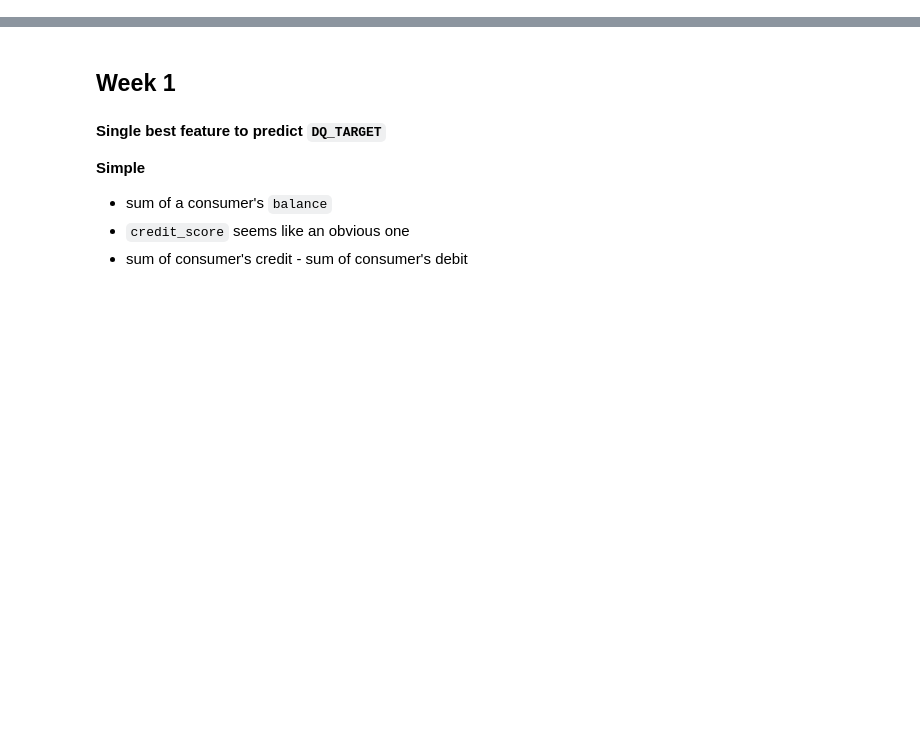
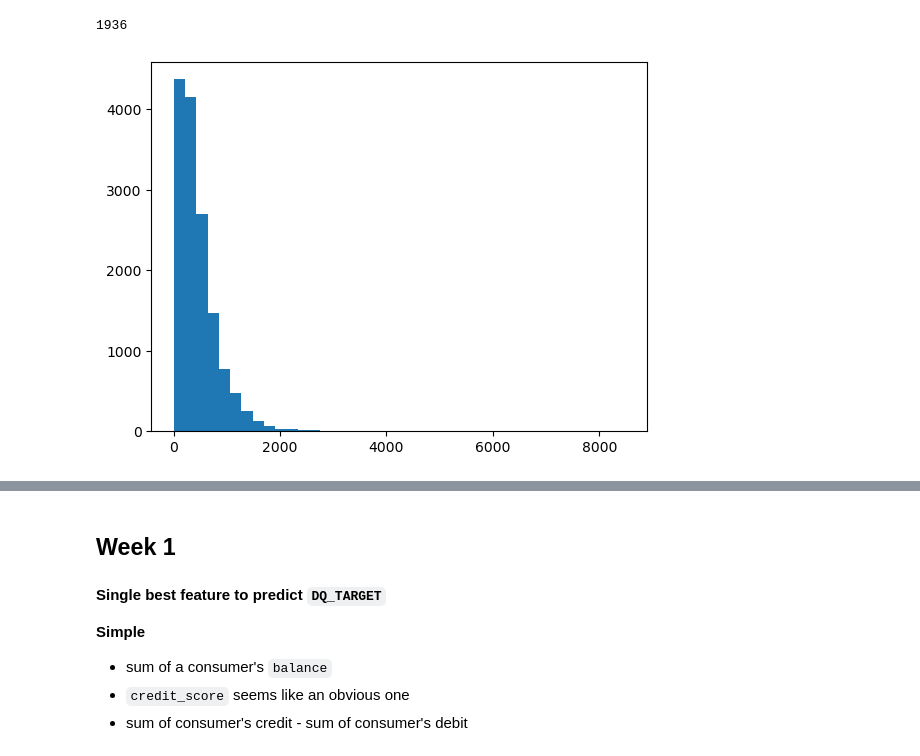
Before and after one commit to danielrmathew/prism-data-credit, a Jupyter notebook: src/notebooks/drm_notebook_q2.ipynb, the cells around one changed output, grey strips where cells are left out. Drawn from its saved outputs; the diff is of its cells as text; code cells hidden in the pictures; blank space fills up the shorter version.

```diff
--- a/src/notebooks/drm_notebook_q2.ipynb
+++ b/src/notebooks/drm_notebook_q2.ipynb
@@ -7,3 +7,12 @@ from pathlib import Path
 acct_df = pd.read_parquet(Path('../../q2data/q2-ucsd-acctDF.pqt'))
 cons_df = pd.read_parquet(Path('../../q2data/q2-ucsd-consDF.pqt'))
 trxn_df = pd.read_parquet(Path('../../q2data/q2-ucsd-trxnDF.pqt'))
+# %%
+acct_df.balance_date = pd.to_datetime(acct_df.balance_date)
+acct_df = acct_df.astype({'prism_consumer_id': int, 'prism_account_id': int})
+
+cons_df.evaluation_date = pd.to_datetime(cons_df.evaluation_date)
+cons_df = cons_df.astype({'prism_consumer_id': int})
+
+trxn_df.posted_date = pd.to_datetime(trxn_df.posted_date)
+trxn_df = trxn_df.astype({'prism_consumer_id': int, 'prism_transaction_id': int})
@@ -10,2 +103,14 @@ trxn_df = pd.read_parquet(Path('../../q2data/q2-ucsd-trxnDF.pqt'))
+# %%
+(acct_df.balance <= 0).sum()
+# %% [output]
+1936
+# %%
+trxn_counts = trxn_df.groupby('prism_consumer_id').count().prism_transaction_id
+
+# distribution of number of transactions per consumer
+plt.hist(trxn_counts, bins=40)
+plt.show()
+# %% [output]
+[figure, added]
 # %%
 cons_df_no_na = cons_df[~cons_df['DQ_TARGET'].isna()]
```
Also changed, not shown: parts of 7 cells of this notebook.
